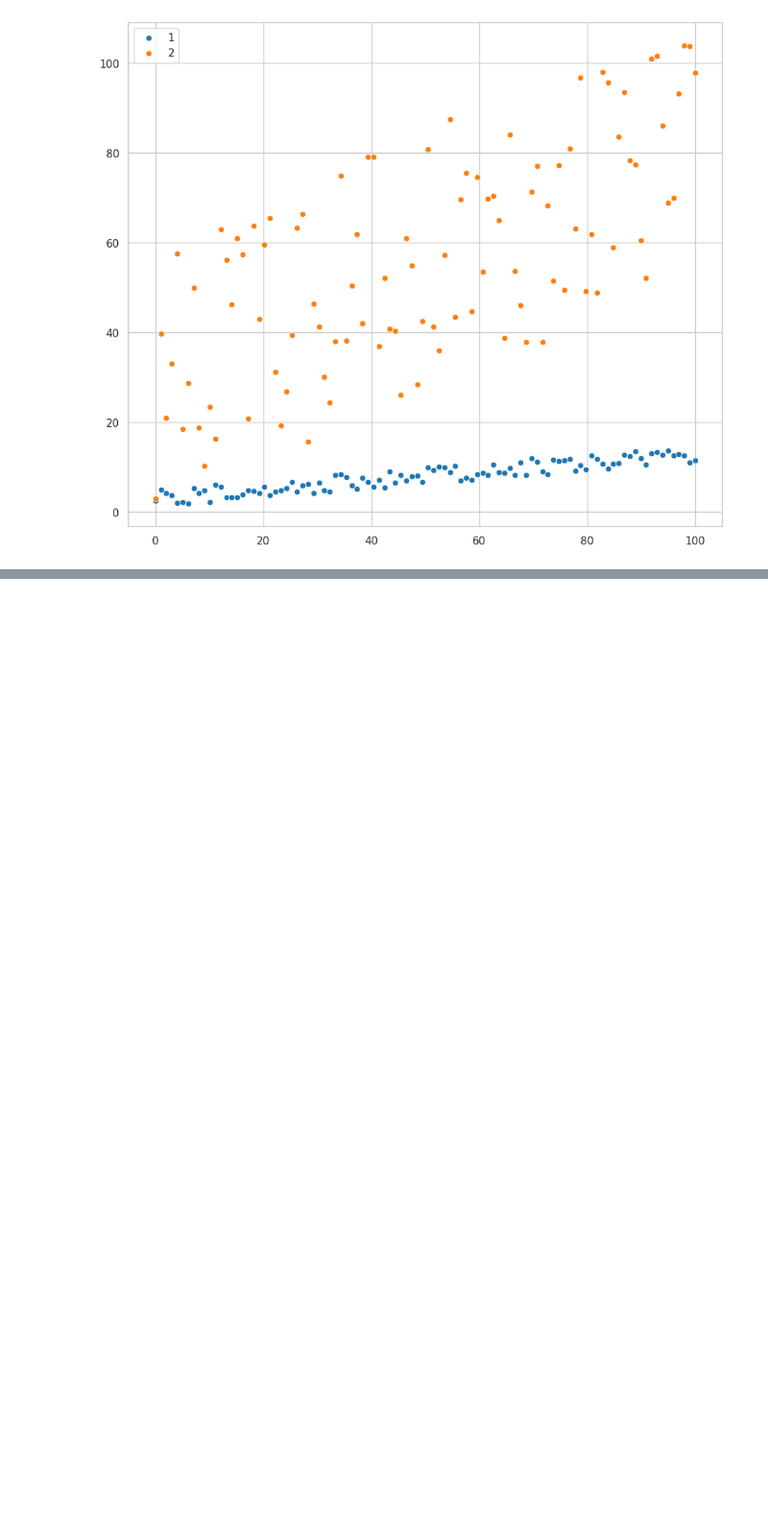
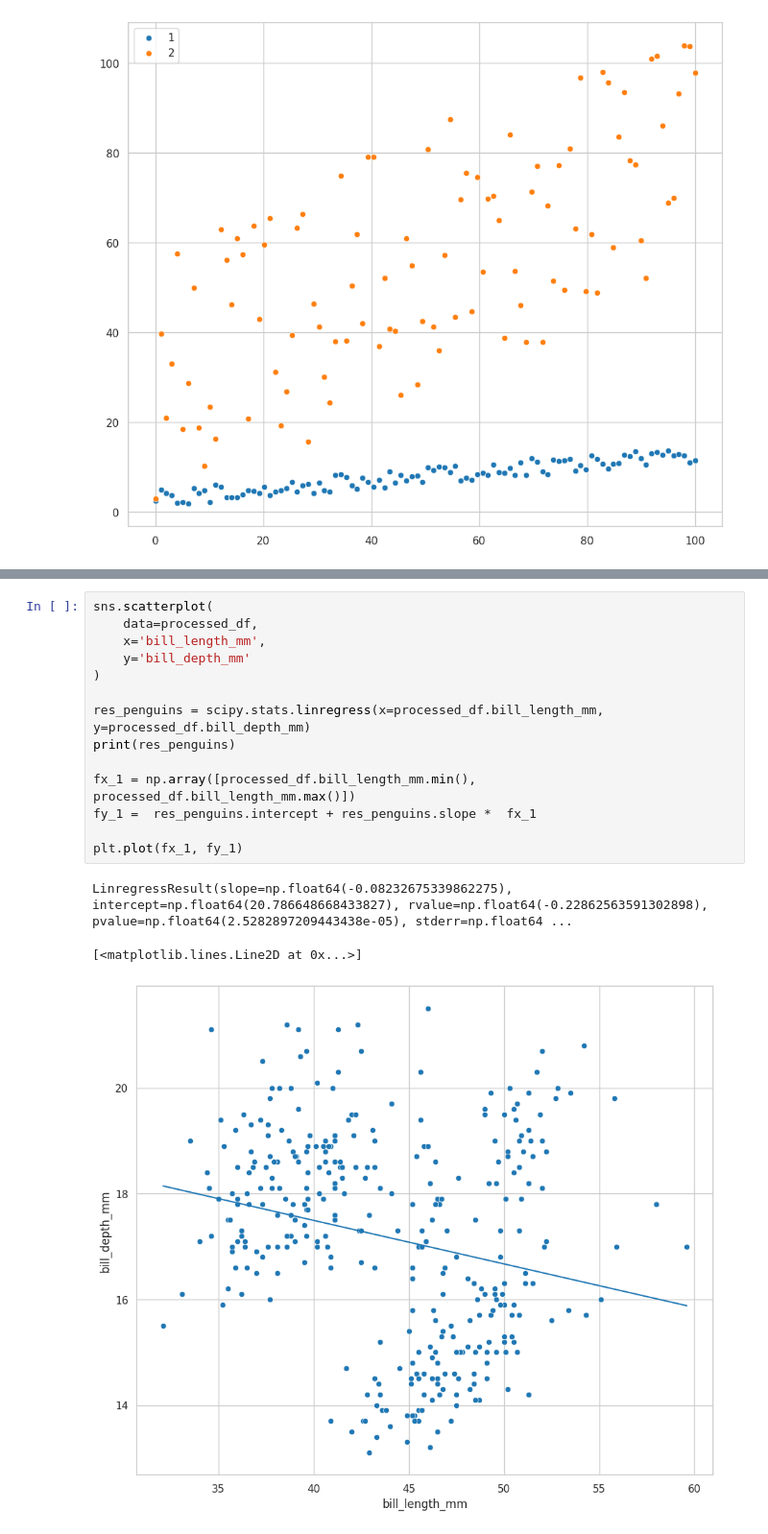
Before and after one commit to gabguagon/Py-EDA-penguins, a Jupyter notebook: penguins.ipynb, the cells around one changed output, grey strips where cells are left out. Shown at 96% size. Drawn from its saved outputs; the diff is of its cells as text; blank space fills up the shorter version.

```diff
--- a/penguins.ipynb
+++ b/penguins.ipynb
@@ -1336,0 +1372,18 @@ print(np.corrcoef(x_2, y_2))
+# %%
+sns.scatterplot(
+    data=processed_df,
+    x='bill_length_mm',
+    y='bill_depth_mm'
+)
+
+res_penguins = scipy.stats.linregress(x=processed_df.bill_length_mm, y=processed_df.bill_depth_mm)
+print(res_penguins)
+
+fx_1 = np.array([processed_df.bill_length_mm.min(), processed_df.bill_length_mm.max()])
+fy_1 =  res_penguins.intercept + res_penguins.slope *  fx_1
+
+plt.plot(fx_1, fy_1)
+# %% [output]
+LinregressResult(slope=np.float64(-0.08232675339862275), intercept=np.float64(20.786648668433827), rvalue=np.float64(-0.22862563591302898), pvalue=np.float64(2.5282897209443438e-05), stderr=np.float64 ...
+[<matplotlib.lines.Line2D at 0x...>]
+[figure, added]
```
Also changed, not shown: parts of 5 cells of this notebook.
